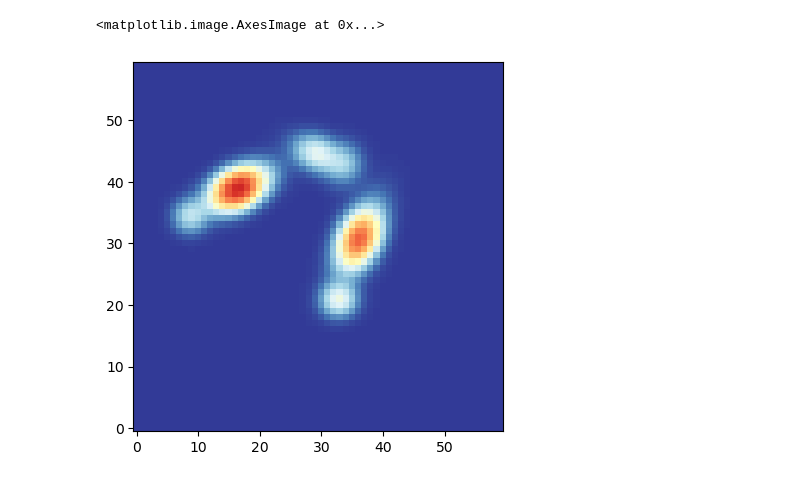
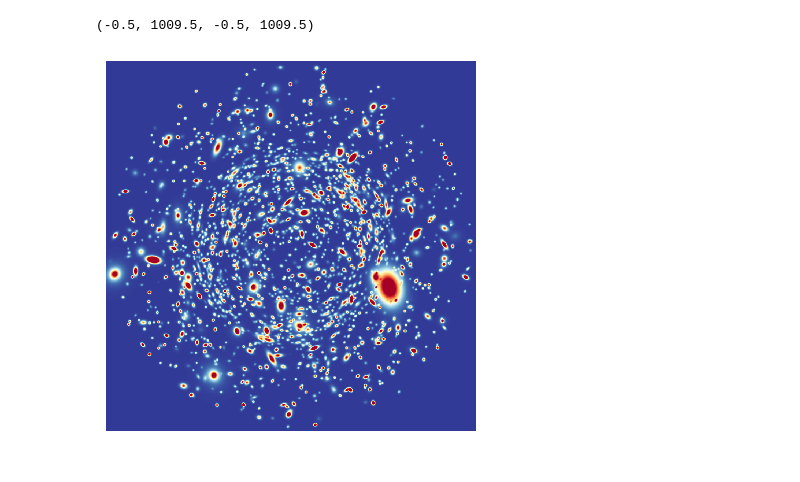
Before and after one commit to LSSTDESC/descwl-shear-sims, a Jupyter notebook: examples/example_NFWShear_imsim.ipynb, the cells around one changed output. Cells and saved outputs as stored; diff of their text form; code cells hidden in the pictures.

```diff
--- a/examples/example_NFWShear_imsim.ipynb
+++ b/examples/example_NFWShear_imsim.ipynb
@@ -21,7 +21,7 @@ cosmo = clmm.Cosmology(H0=70.0, Omega_dm0=0.27 - 0.045, Omega_b0=0.045, Omega_k0
 halo = clmm.Modeling(massdef="mean", delta_mdef=200, halo_profile_model="nfw")
 halo.set_cosmo(cosmo)
 halo.set_concentration(4)
-halo.set_mass(1.0e15)
+halo.set_mass(1.0e16)
 z_cl = 1.0
 # source properties
 z_source = 2.0  # all sources in the same plane
@@ -31,8 +31,8 @@ shear_obj = ShearNFW(halo, z_cl)
 seed = 74321
 rng = np.random.RandomState(seed)
 
-coadd_dim = 50
-se_dim = 50
+coadd_dim = 1000
+se_dim = 1000
 psf_dim = 41
 
 galaxy_catalog = WLDeblendGalaxyCatalog(
@@ -59,7 +59,8 @@ img = exp.getImage().getArray()
 # %%
 from astropy.visualization import simple_norm
 plt.imshow(img,aspect='equal',cmap='RdYlBu_r',origin='lower',interpolation='None',\
              norm=simple_norm(img,'asinh',asinh_a=0.1,min_cut=-0.01,max_cut=4))
+plt.axis("off")
 # %% [output]
-<matplotlib.image.AxesImage at 0x...>
+(-0.5, 1009.5, -0.5, 1009.5)
-[figure, old version]
+[figure, new version]
```
Also changed, not shown: 4 other files.
